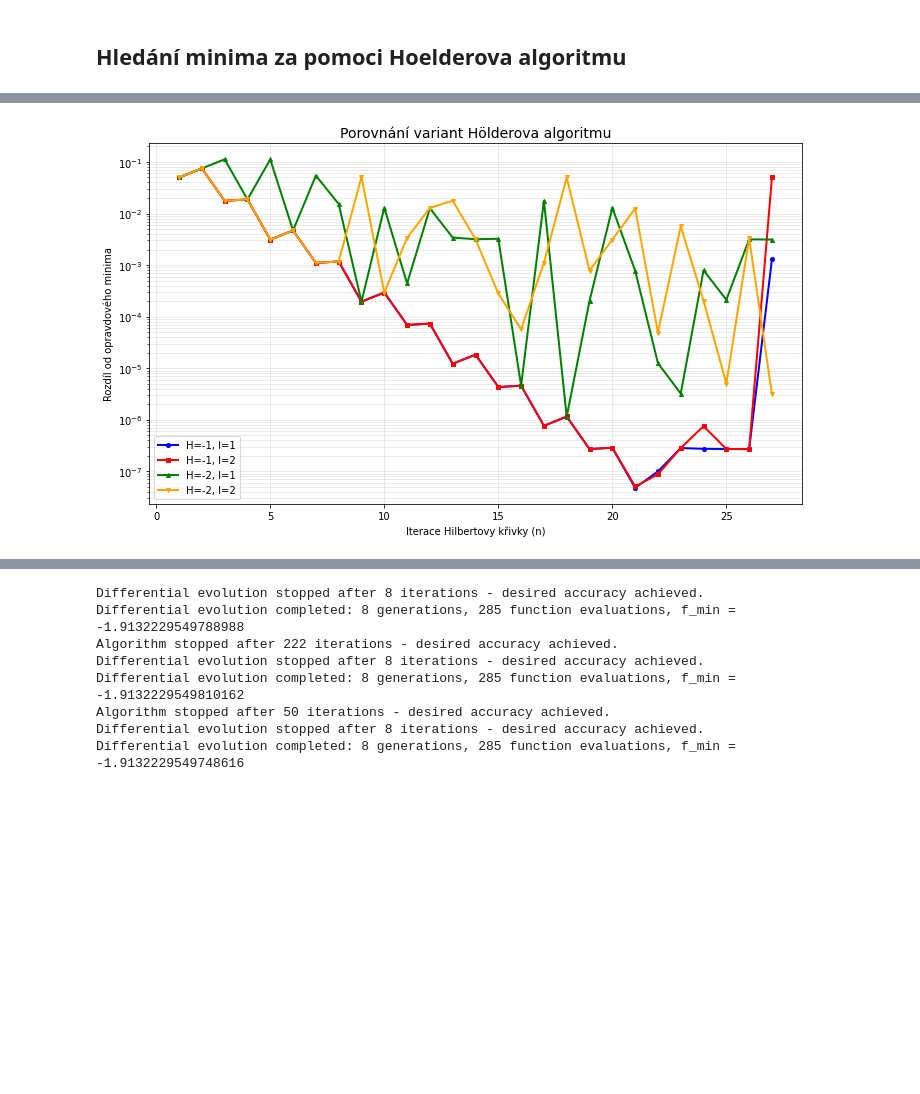
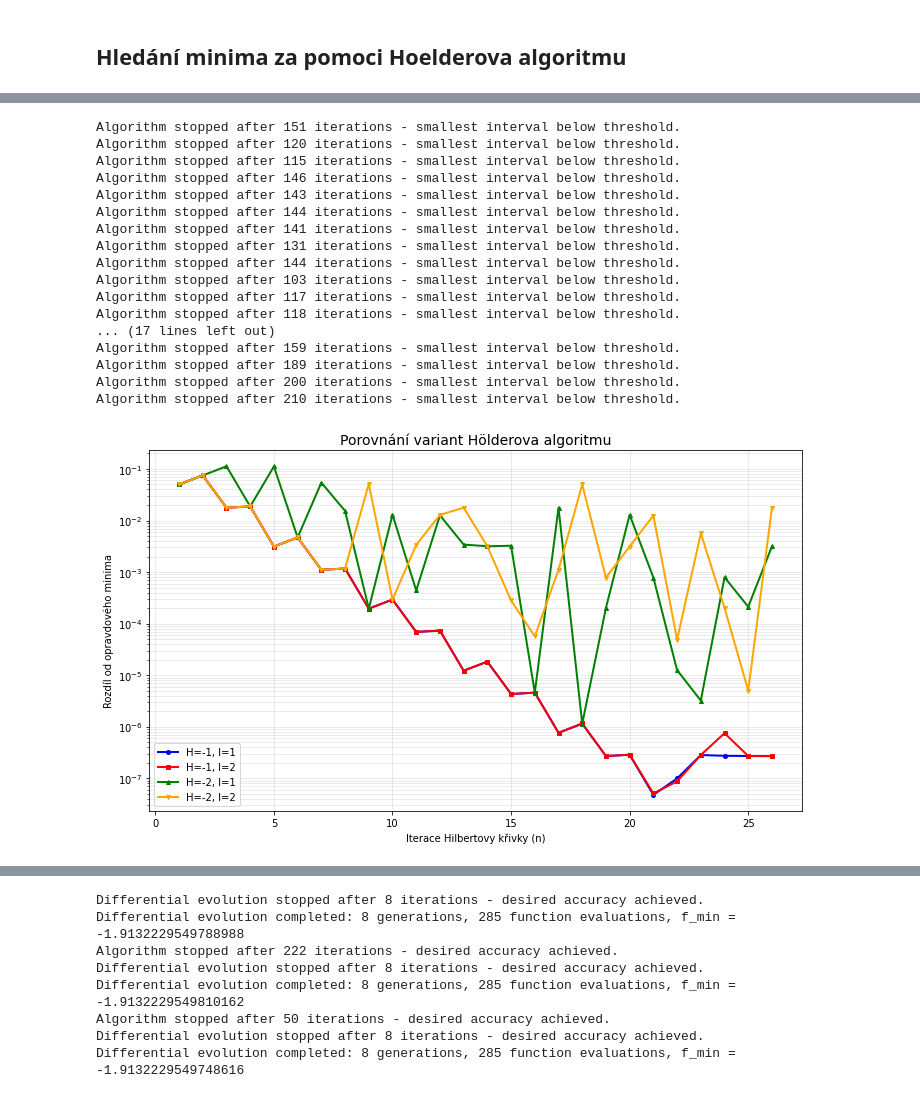
Before and after one commit to NIE0087/BP---prostor-vyplnujici-krivky, a Jupyter notebook: example2Dmainstream.ipynb, the cells around one changed output, grey strips where cells are left out. Cells and saved outputs as stored; diff of their text form; code cells hidden in the pictures; blank space fills up the shorter version.

```diff
--- a/example2Dmainstream.ipynb
+++ b/example2Dmainstream.ipynb
@@ -194,4 +84,21 @@ Differential evolution completed: 9 generations, 426 function evaluations, f_min
 # %%
-h2d.compare_holder_variants(r=1.1, eps=1e-8, max_iter=250, N_vals=[1,2,3,4,5,6,7,8,9,10,11,12,13,14,15,16,17,18,19,20,21,22,23,24,25,26,27], whatFunc=0, true_min=true_min1)
+h2d.compare_holder_variants(r=1.1, eps=1e-8, max_iter=250, N_vals=[1,2,3,4,5,6,7,8,9,10,11,12,13,14,15,16,17,18,19,20,21,22,23,24,25,26], whatFunc=0, true_min=true_min1)
 # %% [output]
+Algorithm stopped after 151 iterations - smallest interval below threshold.
+Algorithm stopped after 120 iterations - smallest interval below threshold.
+Algorithm stopped after 115 iterations - smallest interval below threshold.
+Algorithm stopped after 146 iterations - smallest interval below threshold.
+Algorithm stopped after 143 iterations - smallest interval below threshold.
+Algorithm stopped after 144 iterations - smallest interval below threshold.
+Algorithm stopped after 141 iterations - smallest interval below threshold.
+Algorithm stopped after 131 iterations - smallest interval below threshold.
+Algorithm stopped after 144 iterations - smallest interval below threshold.
+Algorithm stopped after 103 iterations - smallest interval below threshold.
+Algorithm stopped after 117 iterations - smallest interval below threshold.
+Algorithm stopped after 118 iterations - smallest interval below threshold.
+... (17 lines left out)
+Algorithm stopped after 159 iterations - smallest interval below threshold.
+Algorithm stopped after 189 iterations - smallest interval below threshold.
+Algorithm stopped after 200 iterations - smallest interval below threshold.
+Algorithm stopped after 210 iterations - smallest interval below threshold.
-[figure, old version]
+[figure, new version]
```
Also changed, not shown: parts of 25 cells of this notebook, 12 other files.
